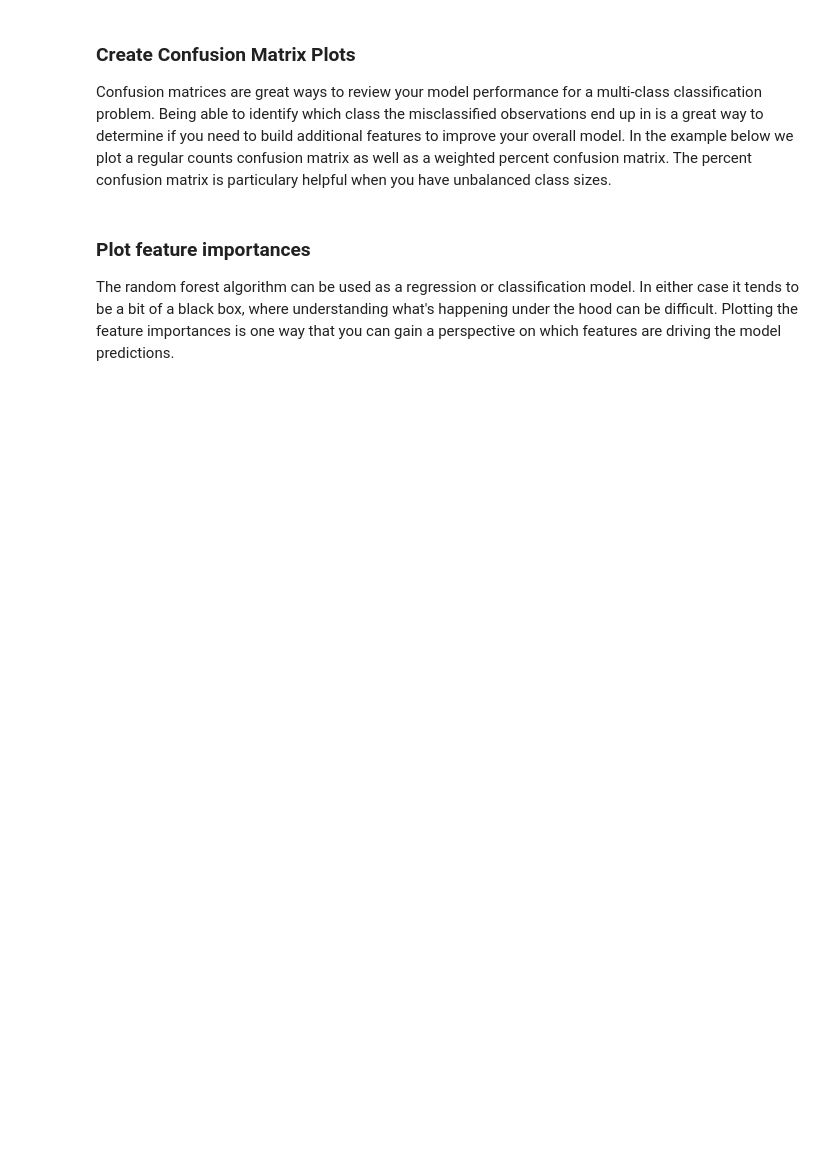
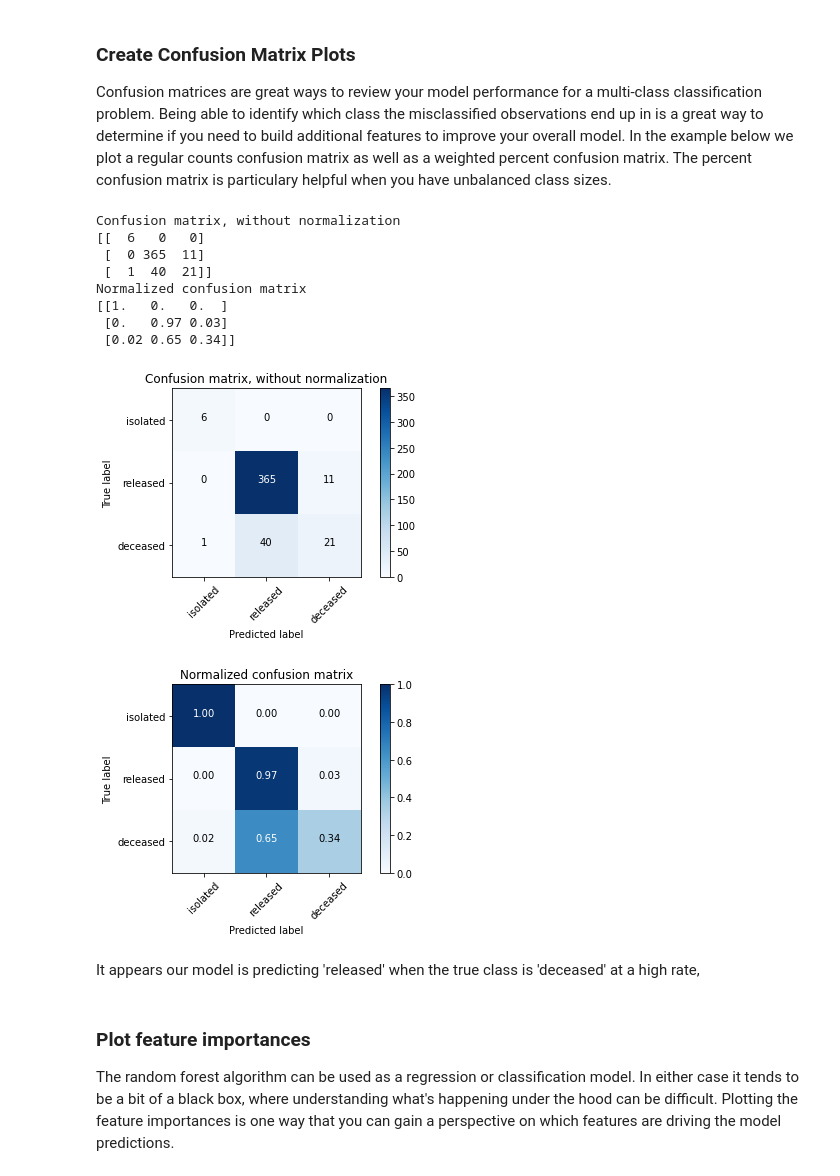
Before and after one commit to ehardwick2/RandomForest_Covid19_Case_Study, a Jupyter notebook: RandomForest_casestudy_covid19.ipynb, the cells around one changed output. Drawn from its saved outputs; the diff is of its cells as text; code cells hidden in the pictures; blank space fills up the shorter version.

```diff
--- a/RandomForest_casestudy_covid19.ipynb
+++ b/RandomForest_casestudy_covid19.ipynb
@@ -339,0 +397,10 @@ X_train, X_test, y_train, y_test = train_test_split(X, y, test_size=.2, random_s
+# %%
+encoder = make_column_transformer((OneHotEncoder(sparse=False, drop='first', handle_unknown='ignore'), cat_cols),
+                                 (StandardScaler(), num_cols))
+# %%
+encoder.fit(X_train)
+X_train = pd.DataFrame(encoder.transform(X_train), columns = encoder.get_feature_names_out())
+
+X_test = pd.DataFrame(encoder.transform(X_test), columns = encoder.get_feature_names_out())
+
+display(X_train.head(3), X_test.head(3))
@@ -366,13 +448,17 @@ The fit model shows an overall accuracy of 80% which is great and indicates our
 # %%
 from sklearn.ensemble import RandomForestClassifier
 clf = RandomForestClassifier(n_estimators=300, random_state = 1,n_jobs=-1)
-model_res = clf.fit(X_train_scaled, y_train)
-y_pred = model_res.predict(X_test_scaled)
-y_pred_prob = model_res.predict_proba(X_test_scaled)
+model_res = clf.fit(X_train, y_train)
+y_pred = model_res.predict(X_test)
+y_pred_prob = model_res.predict_proba(X_test)
+
 lr_probs = y_pred_prob[:,1]
-ac = accuracy_score(y_test, y_pred)
 
-f1 = f1_score(y_test, y_pred, average='weighted')
+ac = accuracy_score(y_test, y_pred) #accuracy of correctly labeled observations
+
+f1 = f1_score(y_test, y_pred, average='weighted') #harmonic mean of precision and recall
+#(precision=true positives per predicted positive, recall=true positive per real positive)
+
 cm = confusion_matrix(y_test, y_pred)
 
 print('Random Forest: Accuracy=%.3f' % (ac))
@@ -382,7 +471,7 @@ print('Random Forest: f1-score=%.3f' % (f1))
 ### Create Confusion Matrix Plots
 Confusion matrices are great ways to review your model performance for a multi-class classification problem. Being able to identify which class the misclassified observations end up in is a great way to determine if you need to build additional features to improve your overall model. In the example below we plot a regular counts confusion matrix as well as a weighted percent confusion matrix. The percent confusion matrix is particulary helpful when you have unbalanced class sizes.
 # %%
-class_names=['isolated','released','missing','deceased'] # name  of classes
+class_names=['isolated','released','deceased'] # name of classes
 # %%
 import itertools
 import numpy as np
@@ -413,36 +502,49 @@ def plot_confusion_matrix(cm, classes,
     plt.colorbar()
     tick_marks = np.arange(len(classes))
     plt.xticks(tick_marks, classes, rotation=45)
     plt.yticks(tick_marks, classes)
 
     fmt = '.2f' if normalize else 'd'
     thresh = cm.max() / 2.
     for i, j in itertools.product(range(cm.shape[0]), range(cm.shape[1])):
         plt.text(j, i, format(cm[i, j], fmt),
                  horizontalalignment="center",
                  color="white" if cm[i, j] > thresh else "black")
 
     plt.ylabel('True label')
     plt.xlabel('Predicted label')
     plt.tight_layout()
 
 
 # Compute confusion matrix
-cnf_matrix = confusion_matrix(y_test, y_pred)
+#cnf_matrix = confusion_matrix(y_test, y_pred) #commented out b/c we already assigned the conf matrix to 'cm' 2 cells above
 np.set_printoptions(precision=2)
 
 # Plot non-normalized confusion matrix
 plt.figure()
-plot_confusion_matrix(cnf_matrix, classes=class_names,
+plot_confusion_matrix(cm, classes=class_names,
                       title='Confusion matrix, without normalization')
 #plt.savefig('figures/RF_cm_multi_class.png')
 
 # Plot normalized confusion matrix
 plt.figure()
-plot_confusion_matrix(cnf_matrix, classes=class_names, normalize=True,
+plot_confusion_matrix(cm, classes=class_names, normalize=True,
                       title='Normalized confusion matrix')
 #plt.savefig('figures/RF_cm_proportion_multi_class.png', bbox_inches="tight")
 plt.show()
+# %% [output]
+Confusion matrix, without normalization
+[[  6   0   0]
+ [  0 365  11]
+ [  1  40  21]]
+Normalized confusion matrix
+[[1.   0.   0.  ]
+ [0.   0.97 0.03]
+ [0.02 0.65 0.34]]
+[figure, added]
+[figure, added]
+# %% [markdown]
+It appears our model is predicting 'released' when the true class is 'deceased' at a high rate,
 # %% [markdown]
 ### Plot feature importances
 The random forest algorithm can be used as a regression or classification model. In either case it tends to be a bit of a black box, where understanding what's happening under the hood can be difficult. Plotting the feature importances is one way that you can gain a perspective on which features are driving the model predictions.
```
Also changed, not shown: parts of 17 cells of this notebook.
